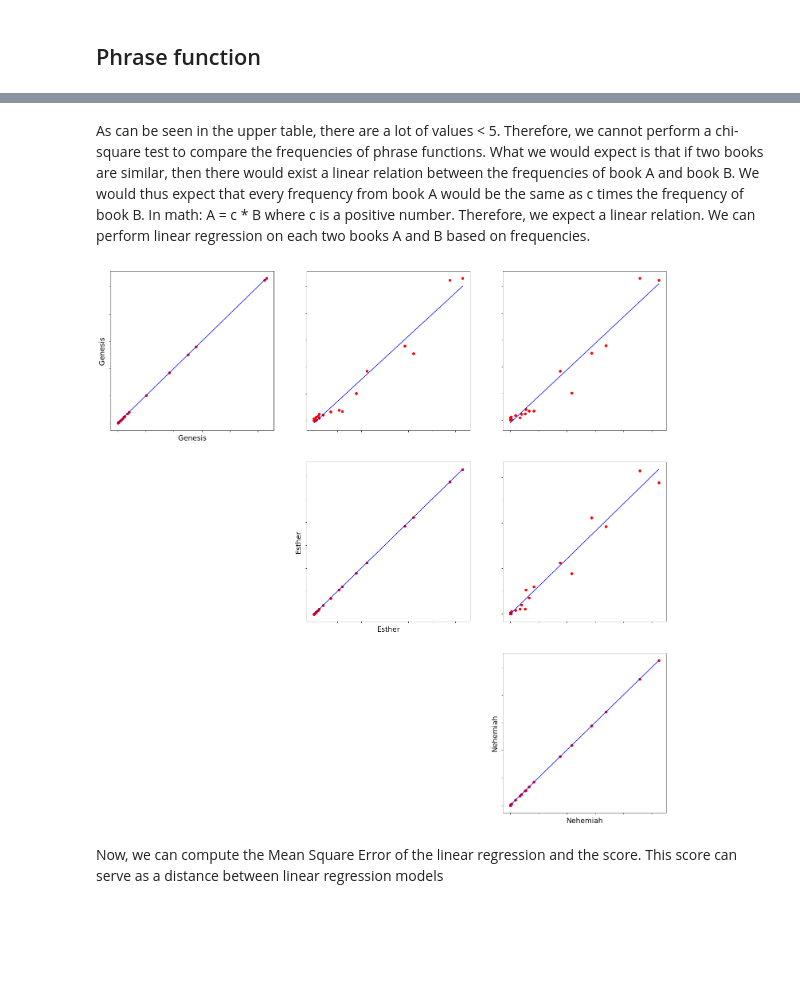
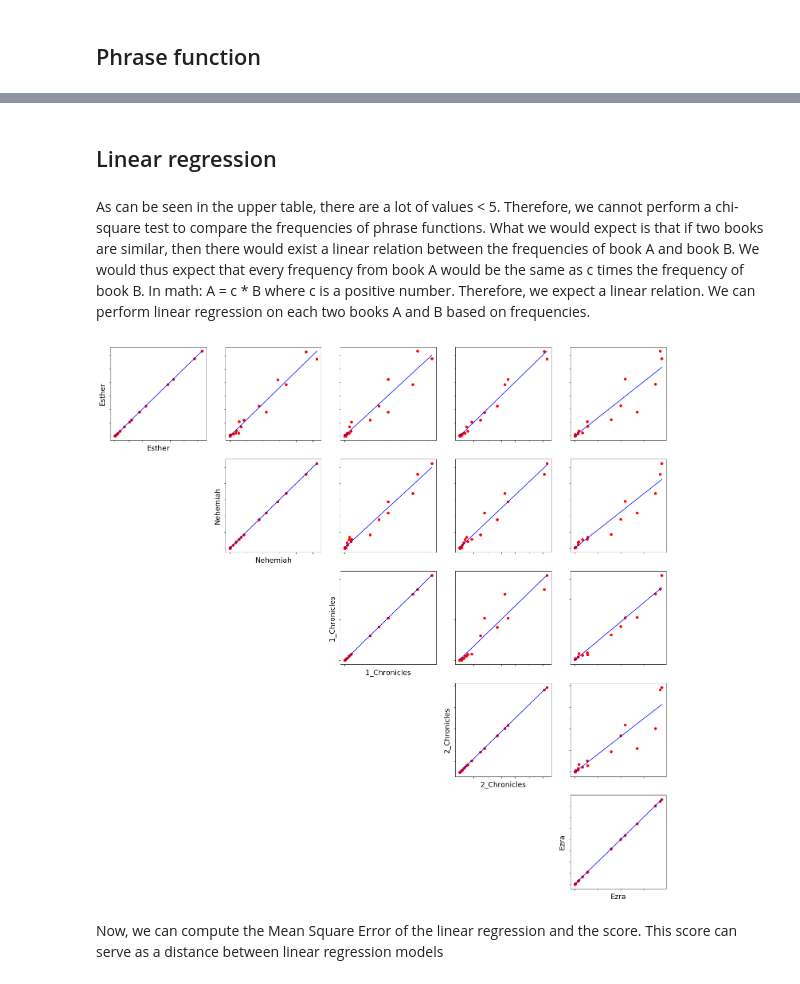
Before and after one commit to ETCBC/Probabilistic_Language_Change, a Jupyter notebook: Counting analysis.ipynb, the cells around one changed output, grey strips where cells are left out. Drawn from its saved outputs; the diff is of its cells as text; code cells hidden in the pictures; blank space fills up the shorter version.

```diff
--- a/Counting analysis.ipynb
+++ b/Counting analysis.ipynb
@@ -165,12 +259,14 @@ df_Prob
+# %% [markdown]
+## Linear regression
 # %% [markdown]
 As can be seen in the upper table, there are a lot of values < 5. Therefore, we cannot perform a chi-square test to compare the frequencies of phrase functions. What we would expect is that if two books are similar, then there would exist a linear relation between the frequencies of book A and book B. We would thus expect that every frequency from book A would be the same as c times the frequency of book B. In math: A = c * B where c is a positive number. Therefore, we expect a linear relation. We can perform linear regression on each two books A and B based on frequencies.
 # %%
-plot_occurences(df_Count, ["Genesis","Esther","Nehemiah"]) #"sbh" "lbh"
+plot_occurences(df_Count, list(lbh_books)) #"sbh" "lbh"
 #When plotting the frequencies of the same book, we expect the points on one line.
 #We expect there is  direct linear relation between sbh and Genesis. All points should be on one line.
 #We expect there is no direct linear relation between Esther and Genesis. So not all points are on one line.
 # %% [output]
-[figure, old version]
+[figure, new version]
 # %% [markdown]
 Now, we can compute the Mean Square Error of the linear regression and the score. This score can serve as a distance between linear regression models
 # %% [markdown]
```
Also changed, not shown: parts of 22 cells of this notebook, 1 other file.
